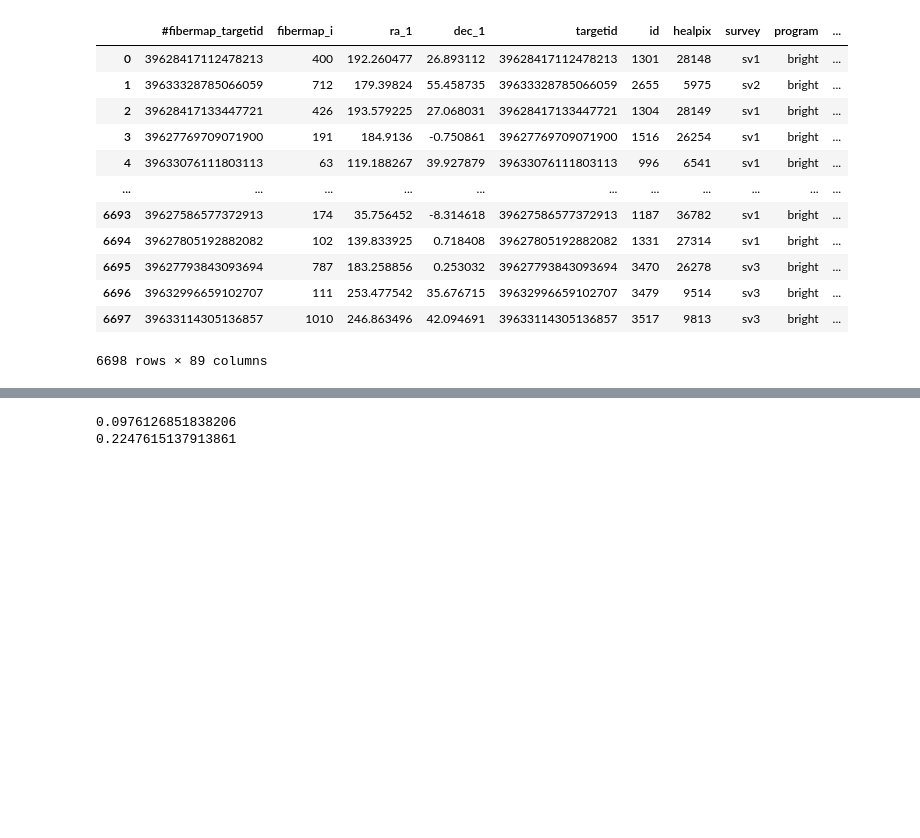
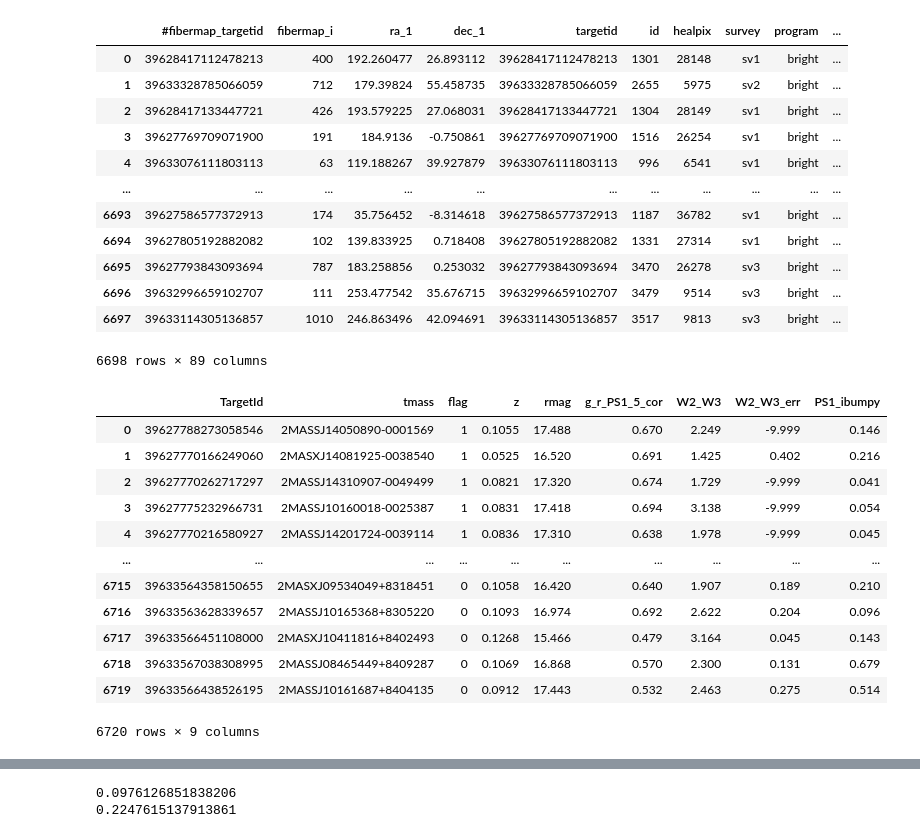
Before and after one commit to KSaid-1/DESI_fuji_FP, a Jupyter notebook: FP_sample.ipynb, the cells around one changed output, grey strips where cells are left out. Cells and saved outputs as stored; diff of their text form; code cells hidden in the pictures; blank space fills up the shorter version.

```diff
--- a/FP_sample.ipynb
+++ b/FP_sample.ipynb
@@ -334,3 +413,20 @@ fp_full_sample
 | 6696 | 39632996659102707 | 111 | 253.477542 | 35.676715 | 39632996659102707 | 3479 | 9514 | sv3 | bright | ... |
 | 6697 | 39633114305136857 | 1010 | 246.863496 | 42.094691 | 39633114305136857 | 3517 | 9813 | sv3 | bright | ... |
 6698 rows × 89 columns
+# %%
+fp_jrl = pd.read_csv("fp_full_sample_jrl_flag.csv",delim_whitespace=True)
+fp_jrl
+# %% [output]
+|  | TargetId | tmass | flag | z | rmag | g_r_PS1_5_cor | W2_W3 | W2_W3_err | PS1_ibumpy |
+| 0 | 39627788273058546 | 2MASSJ14050890-0001569 | 1 | 0.1055 | 17.488 | 0.670 | 2.249 | -9.999 | 0.146 |
+| 1 | 39627770166249060 | 2MASXJ14081925-0038540 | 1 | 0.0525 | 16.520 | 0.691 | 1.425 | 0.402 | 0.216 |
+| 2 | 39627770262717297 | 2MASSJ14310907-0049499 | 1 | 0.0821 | 17.320 | 0.674 | 1.729 | -9.999 | 0.041 |
+| 3 | 39627775232966731 | 2MASSJ10160018-0025387 | 1 | 0.0831 | 17.418 | 0.694 | 3.138 | -9.999 | 0.054 |
+| 4 | 39627770216580927 | 2MASSJ14201724-0039114 | 1 | 0.0836 | 17.310 | 0.638 | 1.978 | -9.999 | 0.045 |
+| ... | ... | ... | ... | ... | ... | ... | ... | ... | ... |
+| 6715 | 39633564358150655 | 2MASXJ09534049+8318451 | 0 | 0.1058 | 16.420 | 0.640 | 1.907 | 0.189 | 0.210 |
+| 6716 | 39633563628339657 | 2MASSJ10165368+8305220 | 0 | 0.1093 | 16.974 | 0.692 | 2.622 | 0.204 | 0.096 |
+| 6717 | 39633566451108000 | 2MASXJ10411816+8402493 | 0 | 0.1268 | 15.466 | 0.479 | 3.164 | 0.045 | 0.143 |
+| 6718 | 39633567038308995 | 2MASSJ08465449+8409287 | 0 | 0.1069 | 16.868 | 0.570 | 2.300 | 0.131 | 0.679 |
+| 6719 | 39633566438526195 | 2MASSJ10161687+8404135 | 0 | 0.0912 | 17.443 | 0.532 | 2.463 | 0.275 | 0.514 |
+6720 rows × 9 columns
```
Also changed, not shown: parts of 20 cells of this notebook.
